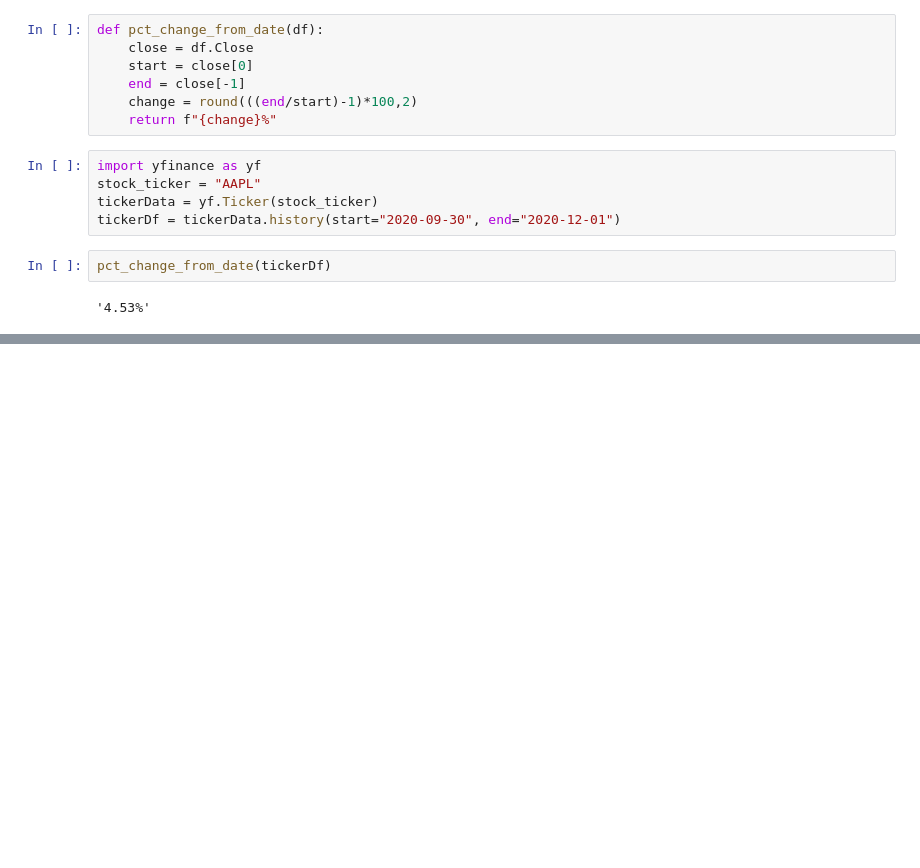
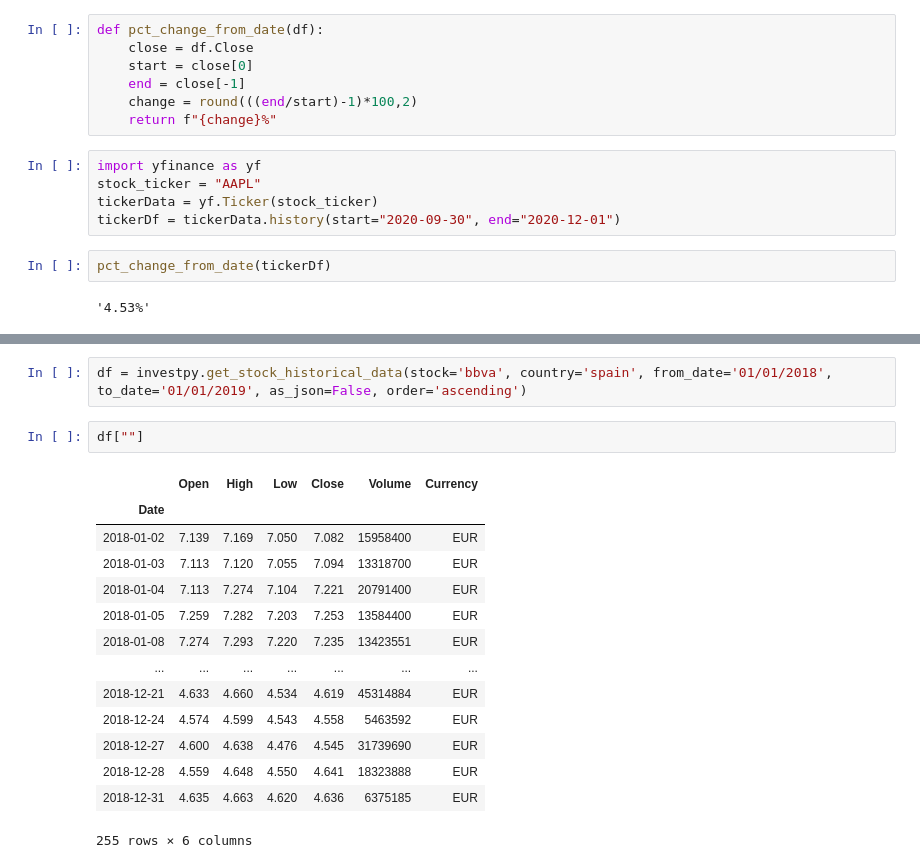
Before and after one commit to is-that-alan/market-monitoring, a Jupyter notebook: Untitled.ipynb, the cells around one changed output, grey strips where cells are left out. Drawn from its saved outputs; the diff is of its cells as text; blank space fills up the shorter version.

```diff
--- a/Untitled.ipynb
+++ b/Untitled.ipynb
@@ -217,0 +501,19 @@ pct_change_from_date(tickerDf)
+# %%
+df = investpy.get_stock_historical_data(stock='bbva', country='spain', from_date='01/01/2018', to_date='01/01/2019', as_json=False, order='ascending')
+# %%
+df[""]
+# %% [output]
+|  | Open | High | Low | Close | Volume | Currency |
+| Date |  |  |  |  |  |  |
+| 2018-01-02 | 7.139 | 7.169 | 7.050 | 7.082 | 15958400 | EUR |
+| 2018-01-03 | 7.113 | 7.120 | 7.055 | 7.094 | 13318700 | EUR |
+| 2018-01-04 | 7.113 | 7.274 | 7.104 | 7.221 | 20791400 | EUR |
+| 2018-01-05 | 7.259 | 7.282 | 7.203 | 7.253 | 13584400 | EUR |
+| 2018-01-08 | 7.274 | 7.293 | 7.220 | 7.235 | 13423551 | EUR |
+| ... | ... | ... | ... | ... | ... | ... |
+| 2018-12-21 | 4.633 | 4.660 | 4.534 | 4.619 | 45314884 | EUR |
+| 2018-12-24 | 4.574 | 4.599 | 4.543 | 4.558 | 5463592 | EUR |
+| 2018-12-27 | 4.600 | 4.638 | 4.476 | 4.545 | 31739690 | EUR |
+| 2018-12-28 | 4.559 | 4.648 | 4.550 | 4.641 | 18323888 | EUR |
+| 2018-12-31 | 4.635 | 4.663 | 4.620 | 4.636 | 6375185 | EUR |
+255 rows × 6 columns
```
Also changed, not shown: parts of 24 cells of this notebook, 4 other files.
